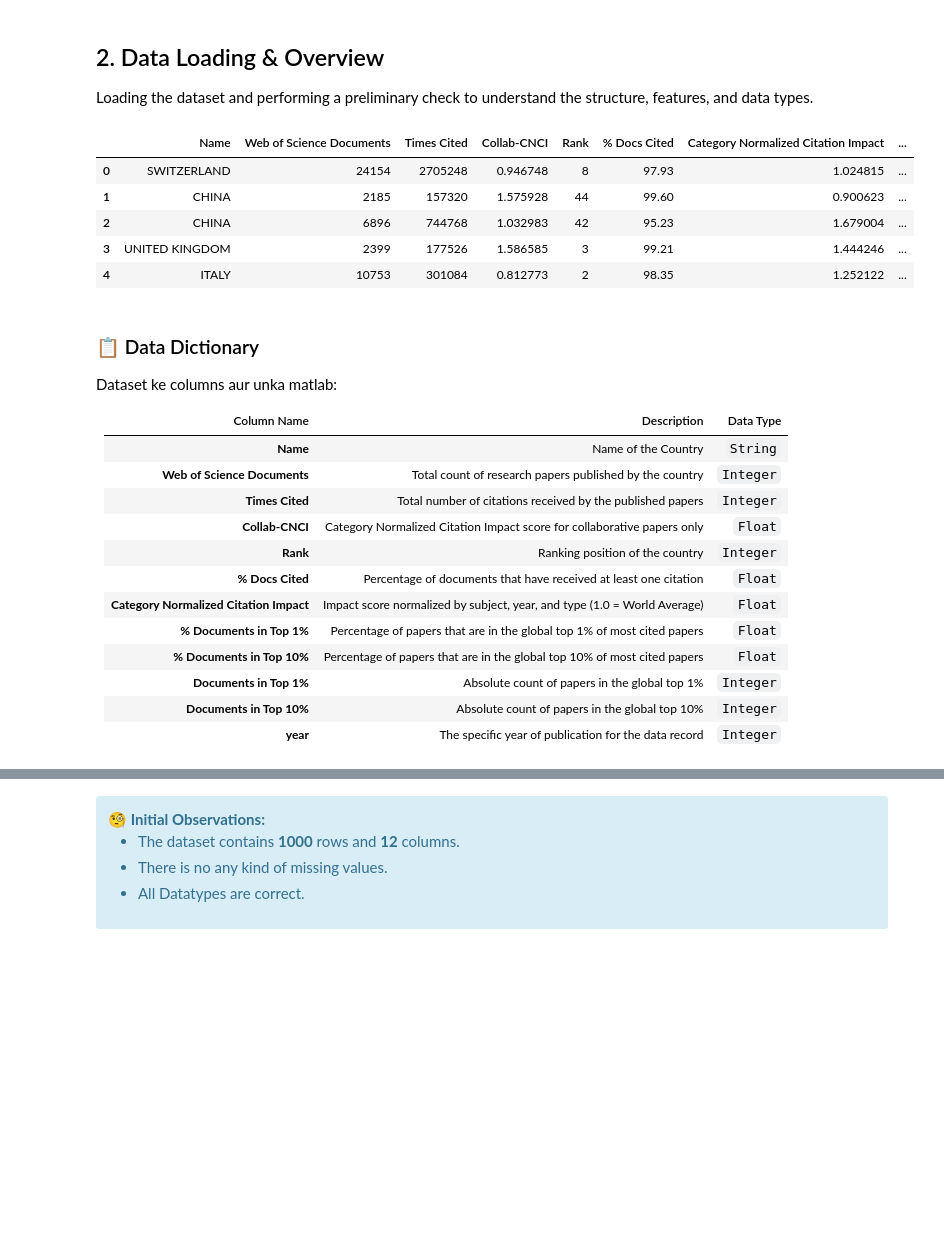
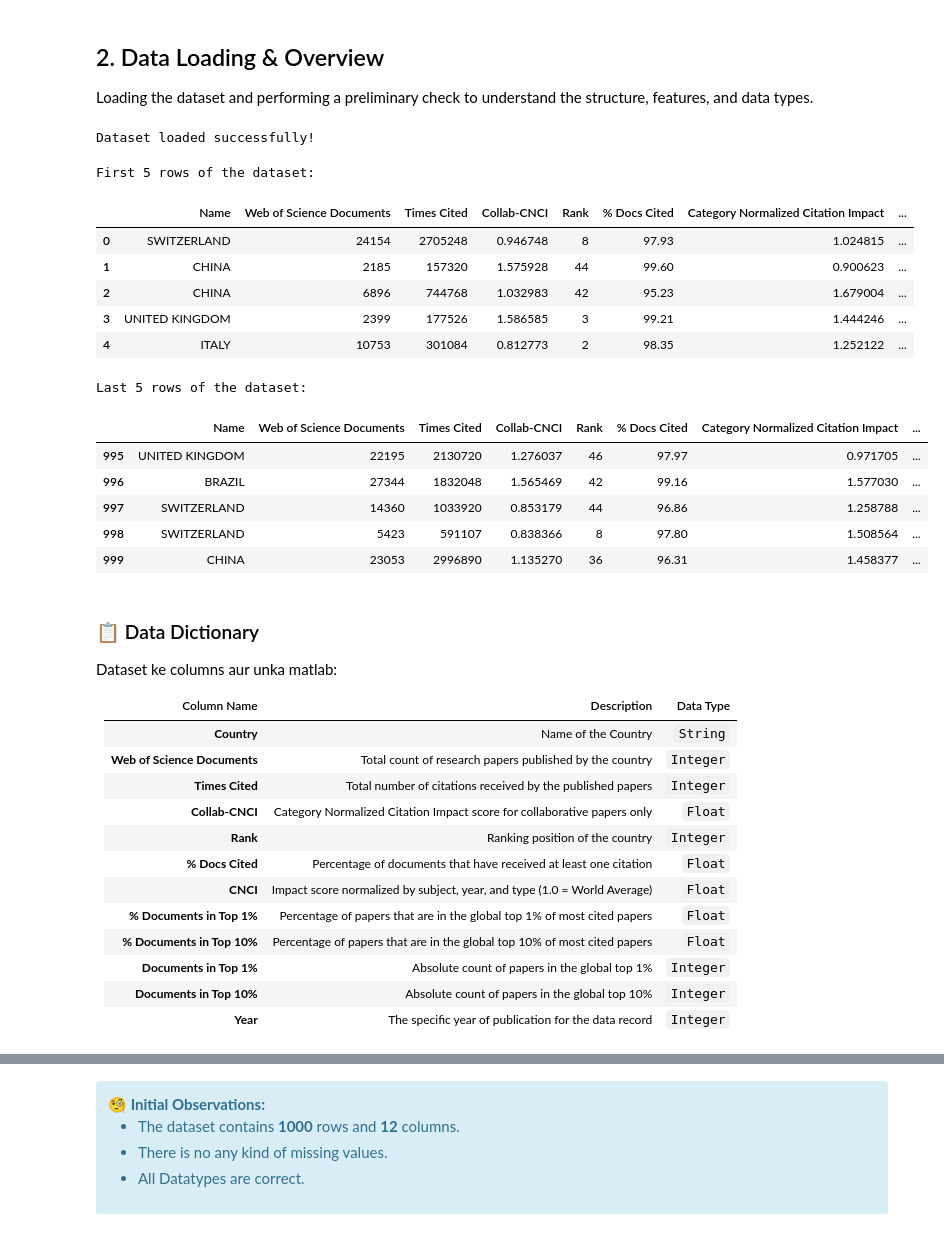
Before and after one commit to Omkar3101/iisc-eda-project, a Jupyter notebook: Research_Publications_EDA_Analysis.ipynb, the cells around one changed output, grey strips where cells are left out. Saved outputs shown, nothing was run; the diff lists cells and outputs as text; code cells hidden in the pictures; blank space fills up the shorter version.

Commit message:
Updated Data Loading and Overview and Completed till Bivariate Analysis

```diff
--- a/Research_Publications_EDA_Analysis.ipynb
+++ b/Research_Publications_EDA_Analysis.ipynb
@@ -46,33 +46,52 @@ warnings.filterwarnings('ignore')
 ## 2. Data Loading & Overview <a id="loading"></a>
 Loading the dataset and performing a preliminary check to understand the structure, features, and data types.
 # %%
-# Load the dataset
-df = pd.read_csv('data/publications.csv')
-
-df.tail() # display last 5 rows
-df.head() # display first 5 rows
+#Loading the dataset
+try:
+    df = pd.read_csv('data/publications.csv')
+    print("Dataset loaded successfully!")
+except FileNotFoundError:
+    print("Error: The file 'publications.csv' was not found. Please check the file path.")
 # %% [output]
-|  | Name | Web of Science Documents | Times Cited | Collab-CNCI | Rank | % Docs Cited | Category Normalized Citation Impact | ... |
-| 0 | SWITZERLAND | 24154 | 2705248 | 0.946748 | 8 | 97.93 | 1.024815 | ... |
-| 1 | CHINA | 2185 | 157320 | 1.575928 | 44 | 99.60 | 0.900623 | ... |
-| 2 | CHINA | 6896 | 744768 | 1.032983 | 42 | 95.23 | 1.679004 | ... |
-| 3 | UNITED KINGDOM | 2399 | 177526 | 1.586585 | 3 | 99.21 | 1.444246 | ... |
-| 4 | ITALY | 10753 | 301084 | 0.812773 | 2 | 98.35 | 1.252122 | ... |
+Dataset loaded successfully!
+# %%
+# Visualizing the first 5 rows
+print("First 5 rows of the dataset:")
+display(df.head())
+
+# Visualizing the last 5 rows
+print("\nLast 5 rows of the dataset:")
+display(df.tail())
+# %% [output]
+First 5 rows of the dataset:
+|  | Name | Web of Science Documents | Times Cited | Collab-CNCI | Rank | % Docs Cited | Category Normalized Citation Impact | ... |
+| 0 | SWITZERLAND | 24154 | 2705248 | 0.946748 | 8 | 97.93 | 1.024815 | ... |
+| 1 | CHINA | 2185 | 157320 | 1.575928 | 44 | 99.60 | 0.900623 | ... |
+| 2 | CHINA | 6896 | 744768 | 1.032983 | 42 | 95.23 | 1.679004 | ... |
+| 3 | UNITED KINGDOM | 2399 | 177526 | 1.586585 | 3 | 99.21 | 1.444246 | ... |
+| 4 | ITALY | 10753 | 301084 | 0.812773 | 2 | 98.35 | 1.252122 | ... |
+Last 5 rows of the dataset:
+|  | Name | Web of Science Documents | Times Cited | Collab-CNCI | Rank | % Docs Cited | Category Normalized Citation Impact | ... |
+| 995 | UNITED KINGDOM | 22195 | 2130720 | 1.276037 | 46 | 97.97 | 0.971705 | ... |
+| 996 | BRAZIL | 27344 | 1832048 | 1.565469 | 42 | 99.16 | 1.577030 | ... |
+| 997 | SWITZERLAND | 14360 | 1033920 | 0.853179 | 44 | 96.86 | 1.258788 | ... |
+| 998 | SWITZERLAND | 5423 | 591107 | 0.838366 | 8 | 97.80 | 1.508564 | ... |
+| 999 | CHINA | 23053 | 2996890 | 1.135270 | 36 | 96.31 | 1.458377 | ... |
 # %% [markdown]
 ### 📋 Data Dictionary
 Dataset ke columns aur unka matlab:
 
 | Column Name | Description | Data Type |
 | :--- | :--- | :--- |
-| **Name** | Name of the Country | `String` |
+| **Country** | Name of the Country | `String` |
 | **Web of Science Documents** | Total count of research papers published by the country | `Integer` |
 | **Times Cited** | Total number of citations received by the published papers | `Integer` |
 | **Collab-CNCI** | Category Normalized Citation Impact score for collaborative papers only | `Float` |
 | **Rank** | Ranking position of the country | `Integer` |
 | **% Docs Cited** | Percentage of documents that have received at least one citation | `Float` |
-| **Category Normalized Citation Impact** | Impact score normalized by subject, year, and type (1.0 = World Average) | `Float` |
+| **CNCI** | Impact score normalized by subject, year, and type (1.0 = World Average) | `Float` |
 | **% Documents in Top 1%** | Percentage of papers that are in the global top 1% of most cited papers | `Float` |
 | **% Documents in Top 10%** | Percentage of papers that are in the global top 10% of most cited papers | `Float` |
 | **Documents in Top 1%** | Absolute count of papers in the global top 1% | `Integer` |
 | **Documents in Top 10%** | Absolute count of papers in the global top 10% | `Integer` |
-| **year** | The specific year of publication for the data record | `Integer` |
+| **Year** | The specific year of publication for the data record | `Integer` |
```
Also changed, not shown: parts of 15 cells of this notebook.
